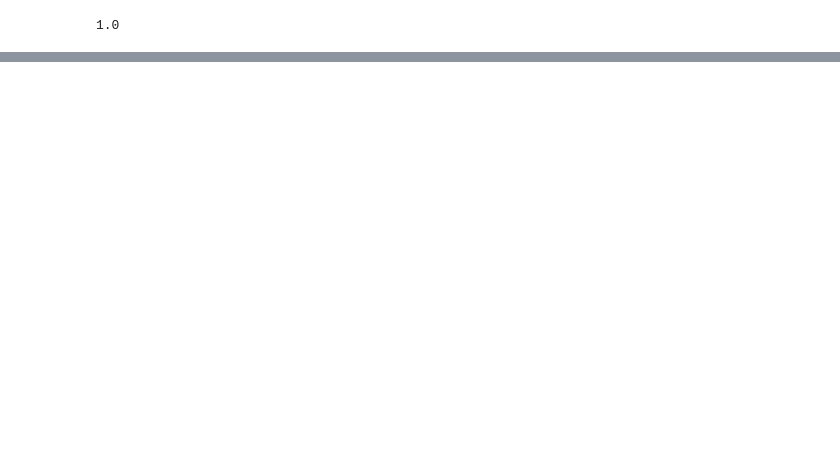
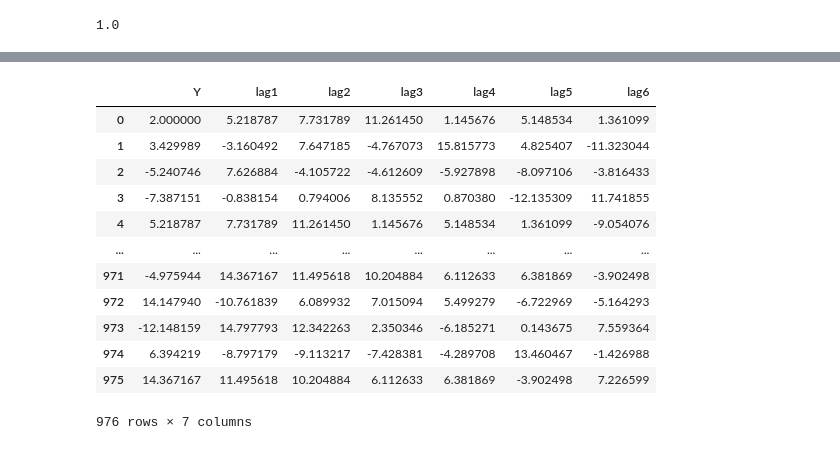
Before and after one commit to fccoelho/sistemas_dinamicos_aplicados, a Jupyter notebook: Sage/Causality in Dynamical Systems.ipynb, the cells around one changed output, grey strips where cells are left out. Cells and saved outputs as stored; diff of their text form; code cells hidden in the pictures; blank space fills up the shorter version.

```diff
--- a/Sage/Causality in Dynamical Systems.ipynb
+++ b/Sage/Causality in Dynamical Systems.ipynb
@@ -376,0 +383,25 @@ knn2.score(X,y)
+# %%
+dataY = pd.DataFrame(data={'Y':res[:,3]})
+tau = 4
+dataY['lag1'] = dataY.Y.shift(-1*tau)
+dataY['lag2'] = dataY.Y.shift(-2*tau)
+dataY['lag3'] = dataY.Y.shift(-3*tau)
+dataY['lag4'] = dataY.Y.shift(-4*tau)
+dataY['lag5'] = dataY.Y.shift(-5*tau)
+dataY['lag6'] = dataY.Y.shift(-6*tau)
+dataY = dataY.dropna()
+dataY
+# %% [output]
+|  | Y | lag1 | lag2 | lag3 | lag4 | lag5 | lag6 |
+| 0 | 2.000000 | 5.218787 | 7.731789 | 11.261450 | 1.145676 | 5.148534 | 1.361099 |
+| 1 | 3.429989 | -3.160492 | 7.647185 | -4.767073 | 15.815773 | 4.825407 | -11.323044 |
+| 2 | -5.240746 | 7.626884 | -4.105722 | -4.612609 | -5.927898 | -8.097106 | -3.816433 |
+| 3 | -7.387151 | -0.838154 | 0.794006 | 8.135552 | 0.870380 | -12.135309 | 11.741855 |
+| 4 | 5.218787 | 7.731789 | 11.261450 | 1.145676 | 5.148534 | 1.361099 | -9.054076 |
+| ... | ... | ... | ... | ... | ... | ... | ... |
+| 971 | -4.975944 | 14.367167 | 11.495618 | 10.204884 | 6.112633 | 6.381869 | -3.902498 |
+| 972 | 14.147940 | -10.761839 | 6.089932 | 7.015094 | 5.499279 | -6.722969 | -5.164293 |
+| 973 | -12.148159 | 14.797793 | 12.342263 | 2.350346 | -6.185271 | 0.143675 | 7.559364 |
+| 974 | 6.394219 | -8.797179 | -9.113217 | -7.428381 | -4.289708 | 13.460467 | -1.426988 |
+| 975 | 14.367167 | 11.495618 | 10.204884 | 6.112633 | 6.381869 | -3.902498 | 7.226599 |
+976 rows × 7 columns
```
Also changed, not shown: parts of 8 cells of this notebook, 1 other file.
